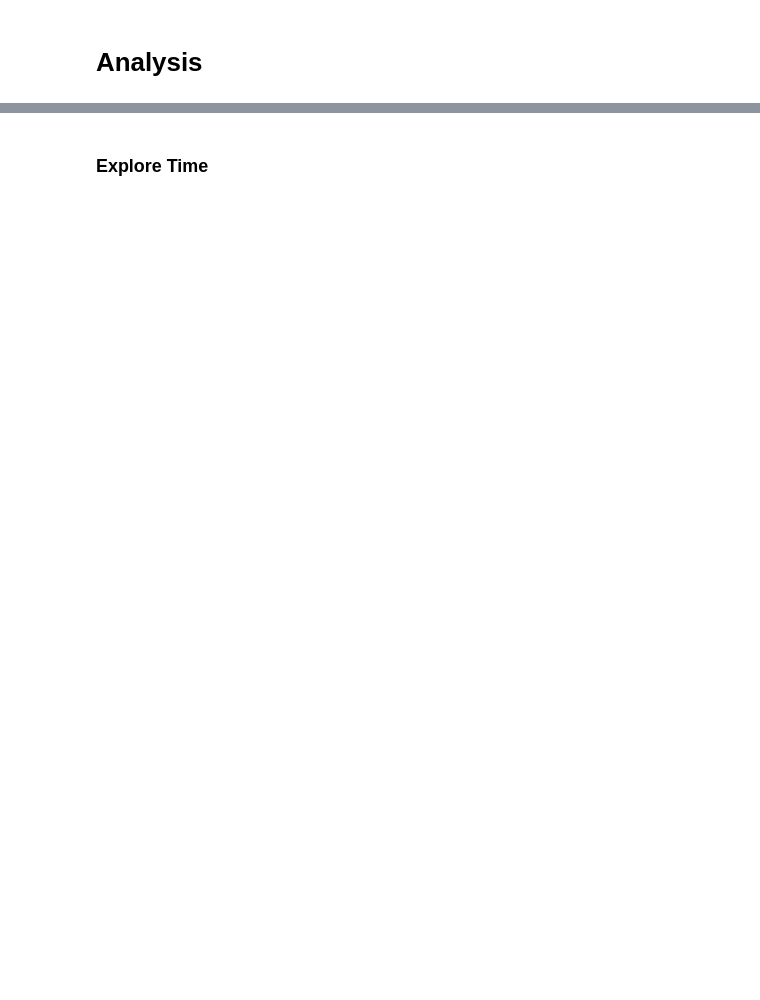
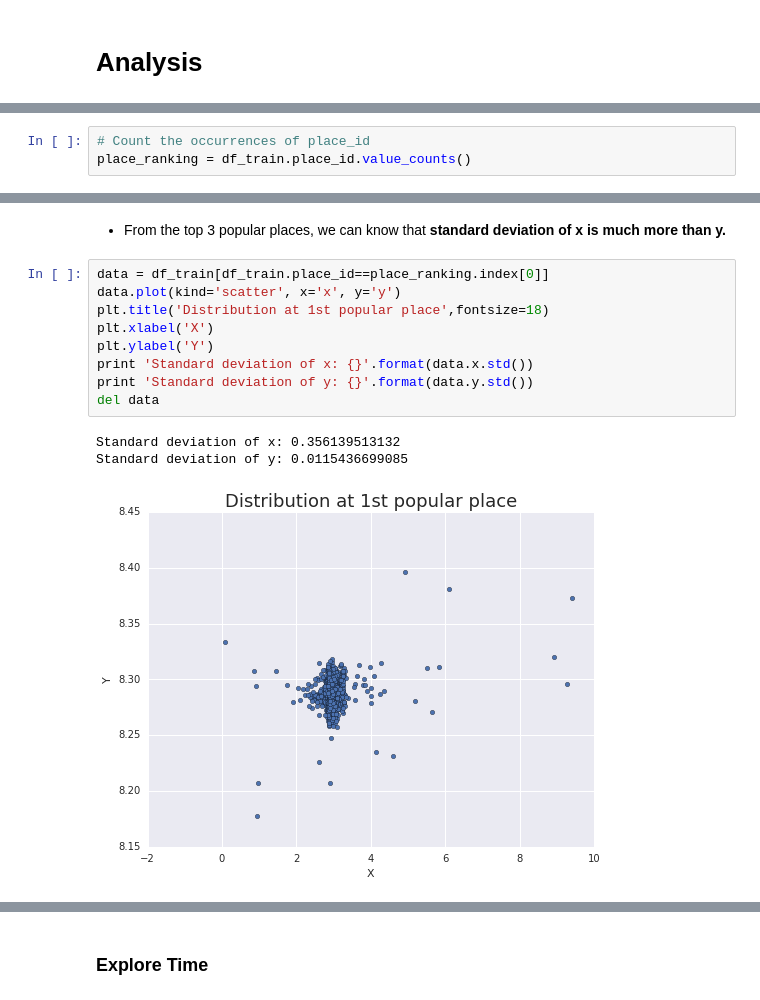
Before and after one commit to YungChunLu/MLND.Project5, a Jupyter notebook: Developing.ipynb, the cells around one changed output, grey strips where cells are left out. Saved outputs shown, nothing was run; the diff lists cells and outputs as text; blank space fills up the shorter version.

```diff
--- a/Developing.ipynb
+++ b/Developing.ipynb
@@ -61,3 +81,6 @@ plt.rcParams['font.size'] = 14
 df_train = pd.read_csv('./data/train.csv')
 df_test = pd.read_csv('./data/test.csv')
+# %%
+# Count the occurrences of place_id
+place_ranking = df_train.place_id.value_counts()
 # %%
@@ -92,0 +144,15 @@ sns.jointplot(data=df_train.sample(frac=0.01), x='x',y='y',kind='hex')
+# %% [markdown]
+* From the top 3 popular places, we can know that **standard deviation of x is much more than y.**
+# %%
+data = df_train[df_train.place_id==place_ranking.index[0]]
+data.plot(kind='scatter', x='x', y='y')
+plt.title('Distribution at 1st popular place',fontsize=18)
+plt.xlabel('X')
+plt.ylabel('Y')
+print 'Standard deviation of x: {}'.format(data.x.std())
+print 'Standard deviation of y: {}'.format(data.y.std())
+del data
+# %% [output]
+Standard deviation of x: 0.356139513132
+Standard deviation of y: 0.0115436699085
+[figure, added]
```
Also changed, not shown: parts of 153 cells of this notebook, 1 other file.
